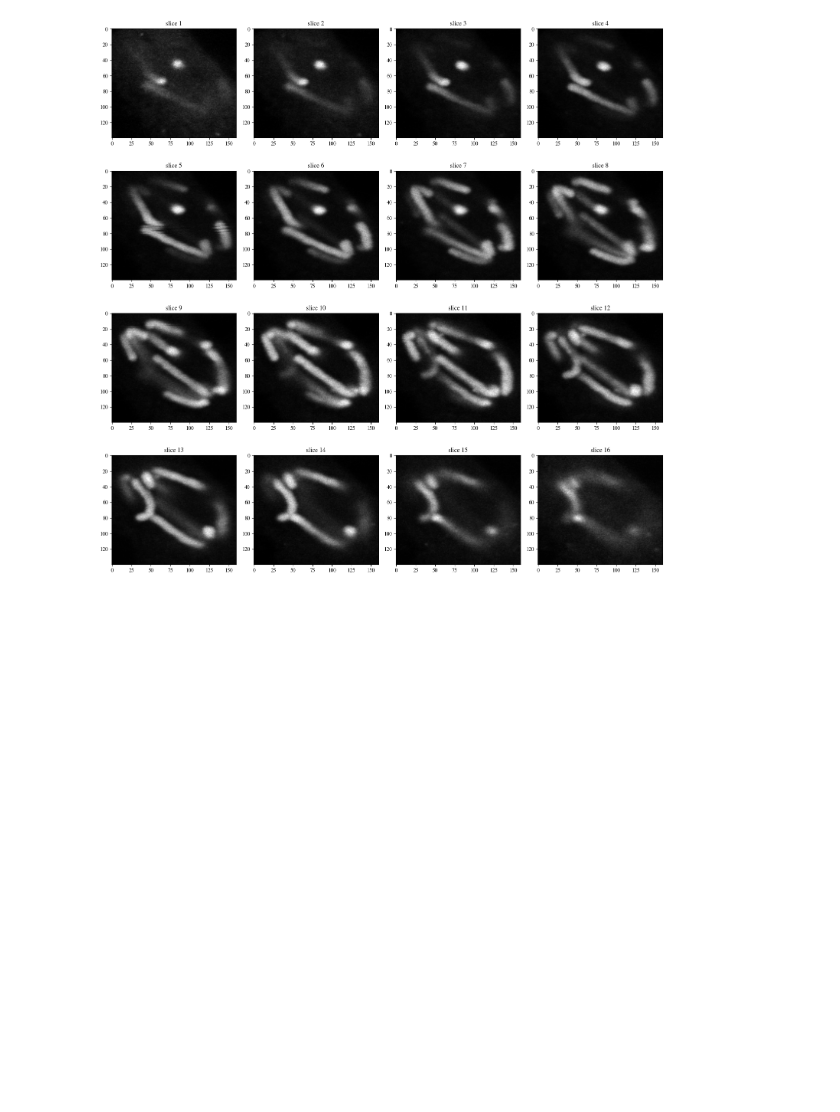
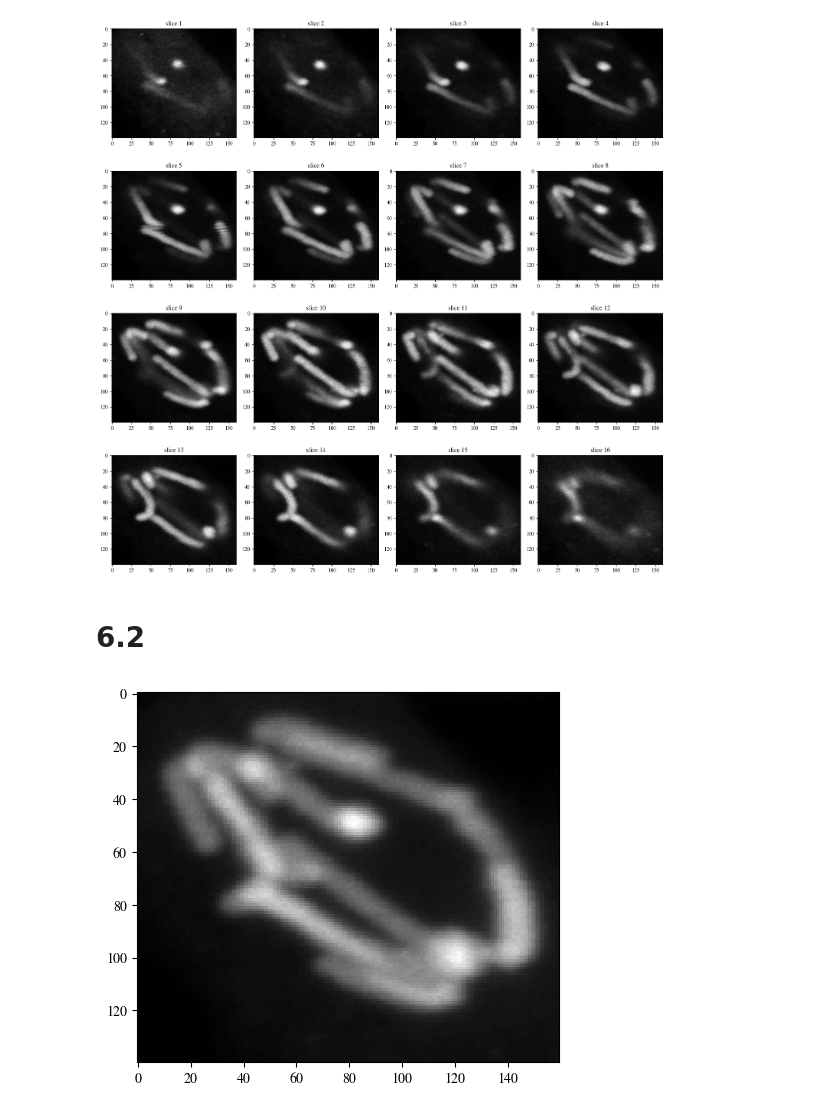
Before and after one commit to bramvaneerden/IA_Assignments, a Jupyter notebook: A6/Image_Analysis_assignment6_group8.ipynb, the cells around one changed output. Saved outputs shown, nothing was run; the diff lists cells and outputs as text; code cells hidden in the pictures; blank space fills up the shorter version.

```diff
--- a/A6/Image_Analysis_assignment6_group8.ipynb
+++ b/A6/Image_Analysis_assignment6_group8.ipynb
@@ -60,3 +60,11 @@ def display_stack(image_stack):
 display_stack(image_stack)
 # %% [output]
 [figure]
+# %% [markdown]
+# 6.2
+# %%
+image_2d = np.sum(image_stack, axis=0)
+image_2d_dip = dip.Image(image_2d)
+image_2d_dip.Show()
+# %% [output]
+[figure, added]
```
Also changed, not shown: parts of 6 cells of this notebook.
